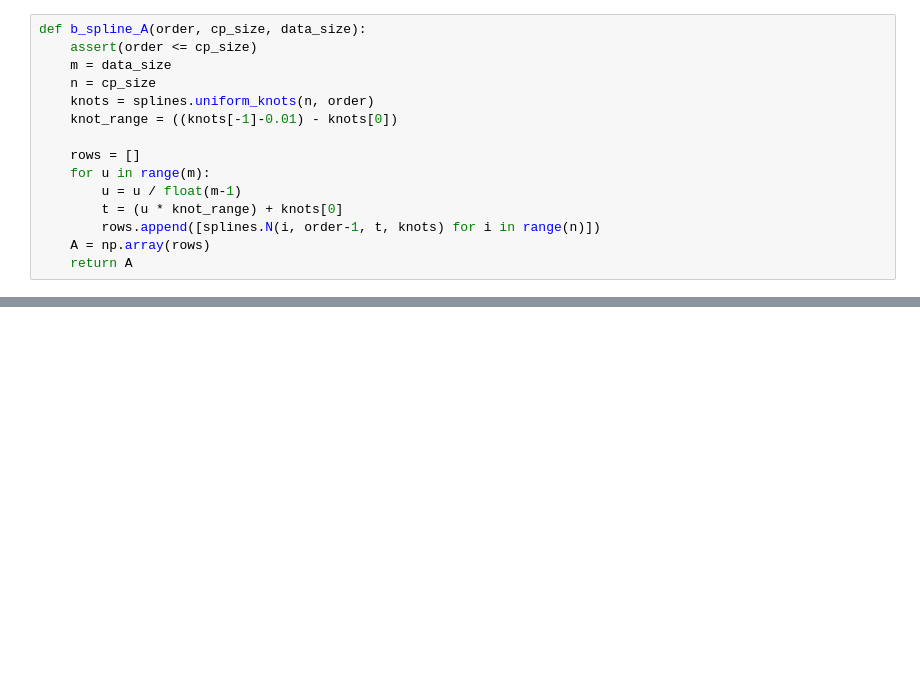
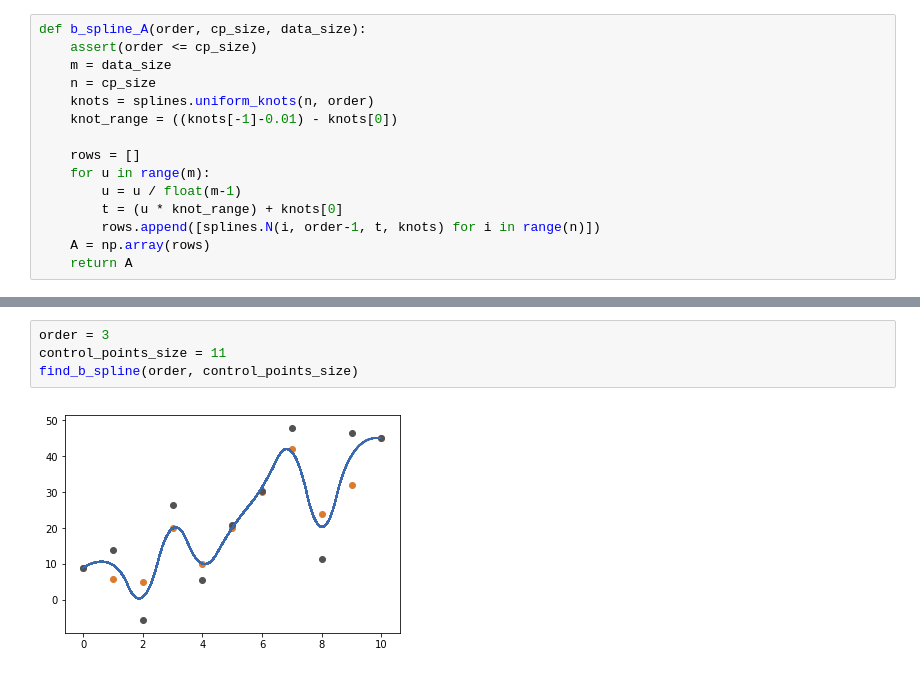
Before and after one commit to lakinwecker/numerical-optimization, a Jupyter notebook: Non linear least squares/Linear Least Squares.ipynb, the cells around one changed output, grey strips where cells are left out. Saved outputs shown, nothing was run; the diff lists cells and outputs as text; blank space fills up the shorter version.

```diff
--- a/Non linear least squares/Linear Least Squares.ipynb
+++ b/Non linear least squares/Linear Least Squares.ipynb
@@ -90,0 +101,6 @@ If you're reading this message in another notebook frontend (for example, a stat
+# %%
+order = 3
+control_points_size = 11
+find_b_spline(order, control_points_size)
+# %% [output]
+[figure, added]
```
Also changed, not shown: parts of 6 cells of this notebook.
